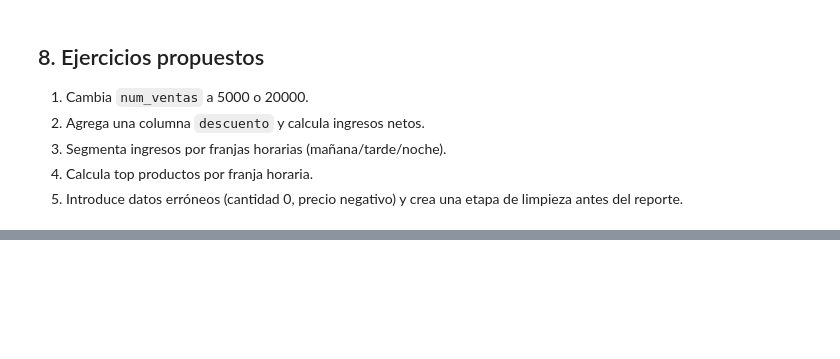
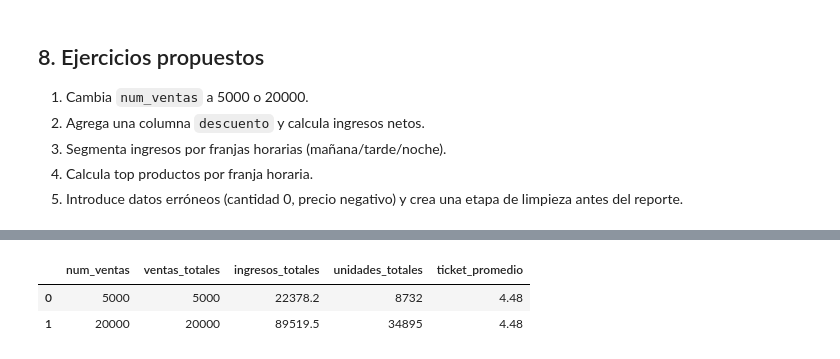
Before and after one commit to acvalencia/data_streaming, a Jupyter notebook: 03_Simulacion_Batch.ipynb, the cells around one changed output, grey strips where cells are left out. Saved outputs shown, nothing was run; the diff lists cells and outputs as text; code cells hidden in the pictures; blank space fills up the shorter version.

```diff
--- a/03_Simulacion_Batch.ipynb
+++ b/03_Simulacion_Batch.ipynb
@@ -362,0 +368,25 @@ No sería aceptable en casos como fraude o alertas críticas (eso es streaming).
+# %%
+escenarios = [5000, 20000]
+resumen_escenarios = []
+
+for n in escenarios:
+    df_n = simular_ventas_diarias(
+        datetime.now(timezone.utc), num_ventas=n, tz=timezone.utc, seed=42
+    )
+    ruta_n = f"local/data/ventas_diarias_{n}.csv"
+    df_n.to_csv(ruta_n, index=False)
+    rep_n = job_batch_reporte_diario(ruta_n)
+    resumen_escenarios.append({
+        "num_ventas": n,
+        "ventas_totales": rep_n["ventas_totales"],
+        "ingresos_totales": round(rep_n["ingresos_totales"], 2),
+        "unidades_totales": rep_n["unidades_totales"],
+        "ticket_promedio": round(rep_n["ticket_promedio"], 2),
+    })
+
+df_resumen = pd.DataFrame(resumen_escenarios)
+df_resumen
+# %% [output]
+|  | num_ventas | ventas_totales | ingresos_totales | unidades_totales | ticket_promedio |
+| 0 | 5000 | 5000 | 22378.2 | 8732 | 4.48 |
+| 1 | 20000 | 20000 | 89519.5 | 34895 | 4.48 |
```
Also changed, not shown: parts of 10 cells of this notebook, 5 other files.
